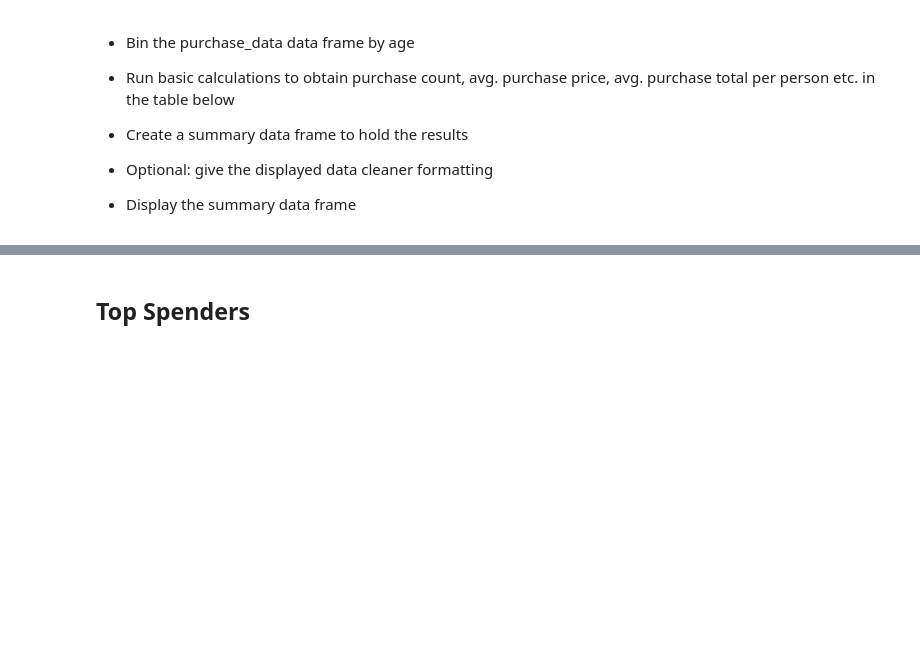
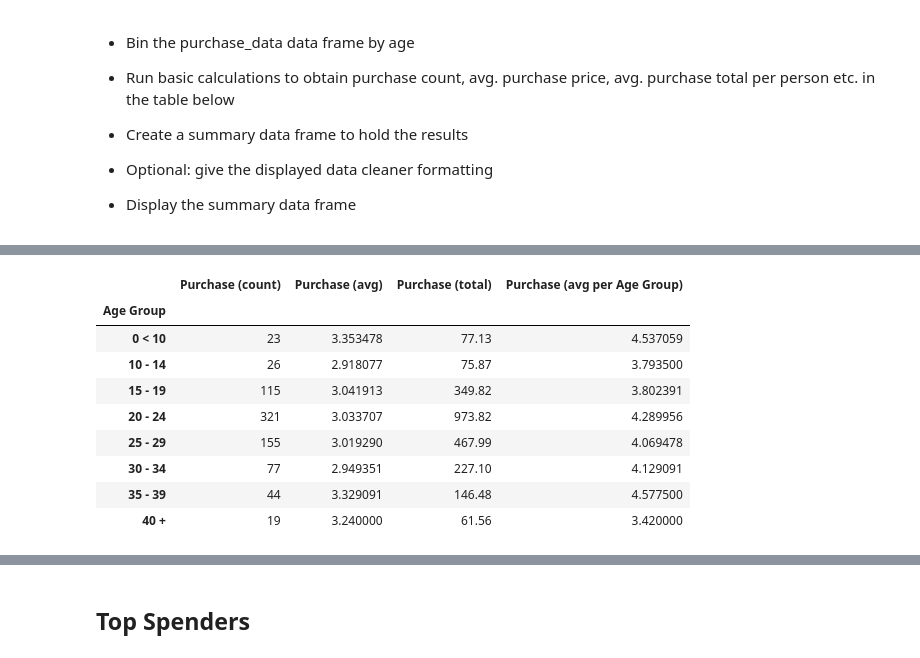
Before and after one commit to dianemarie-public/Online-Purchase-Analysis, a Jupyter notebook: HeroesOfPymoli/HeroesOfPymoli.ipynb, the cells around one changed output, grey strips where cells are left out. Saved outputs shown, nothing was run; the diff lists cells and outputs as text; code cells hidden in the pictures; blank space fills up the shorter version.

```diff
--- a/HeroesOfPymoli/HeroesOfPymoli.ipynb
+++ b/HeroesOfPymoli/HeroesOfPymoli.ipynb
@@ -407,0 +382,5 @@ age_df.style.format({"Percentage of Players":"{:.2%}"})
+# %%
+# Purchase count by age_group
+purchase_count = age_group["Purchase ID"]
+purchase_count = purchase_count.count()
+purchase_count
@@ -407,0 +398,4 @@ age_df.style.format({"Percentage of Players":"{:.2%}"})
+# %%
+# Recall variable for avg_price and calculate by age_group
+avg_price = age_group["Price"].mean()
+avg_price
@@ -407,0 +413,3 @@ age_df.style.format({"Percentage of Players":"{:.2%}"})
+# %%
+total_revenue = age_group["Price"].sum()
+total_revenue
@@ -407,0 +427,3 @@ age_df.style.format({"Percentage of Players":"{:.2%}"})
+# %%
+avg_purchase = total_revenue/age_count
+avg_purchase
@@ -407,0 +441,19 @@ age_df.style.format({"Percentage of Players":"{:.2%}"})
+# %%
+age_df = pd.DataFrame({
+    "Purchase (count)": purchase_count,
+    "Purchase (avg)": avg_price,
+    "Purchase (total)": total_revenue,
+    "Purchase (avg per Age Group)": avg_purchase
+})
+age_df
+# %% [output]
+|  | Purchase (count) | Purchase (avg) | Purchase (total) | Purchase (avg per Age Group) |
+| Age Group |  |  |  |  |
+| 0 < 10 | 23 | 3.353478 | 77.13 | 4.537059 |
+| 10 - 14 | 26 | 2.918077 | 75.87 | 3.793500 |
+| 15 - 19 | 115 | 3.041913 | 349.82 | 3.802391 |
+| 20 - 24 | 321 | 3.033707 | 973.82 | 4.289956 |
+| 25 - 29 | 155 | 3.019290 | 467.99 | 4.069478 |
+| 30 - 34 | 77 | 2.949351 | 227.10 | 4.129091 |
+| 35 - 39 | 44 | 3.329091 | 146.48 | 4.577500 |
+| 40 + | 19 | 3.240000 | 61.56 | 3.420000 |
```
Also changed, not shown: parts of 14 cells of this notebook.
